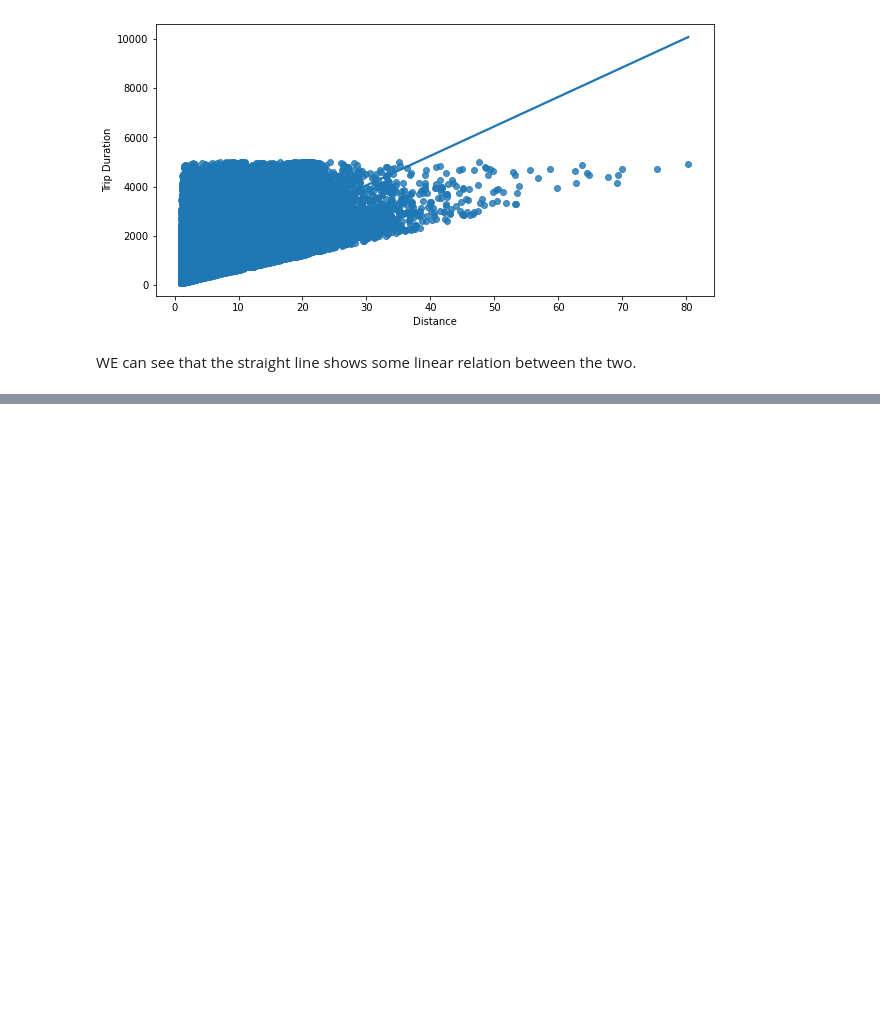
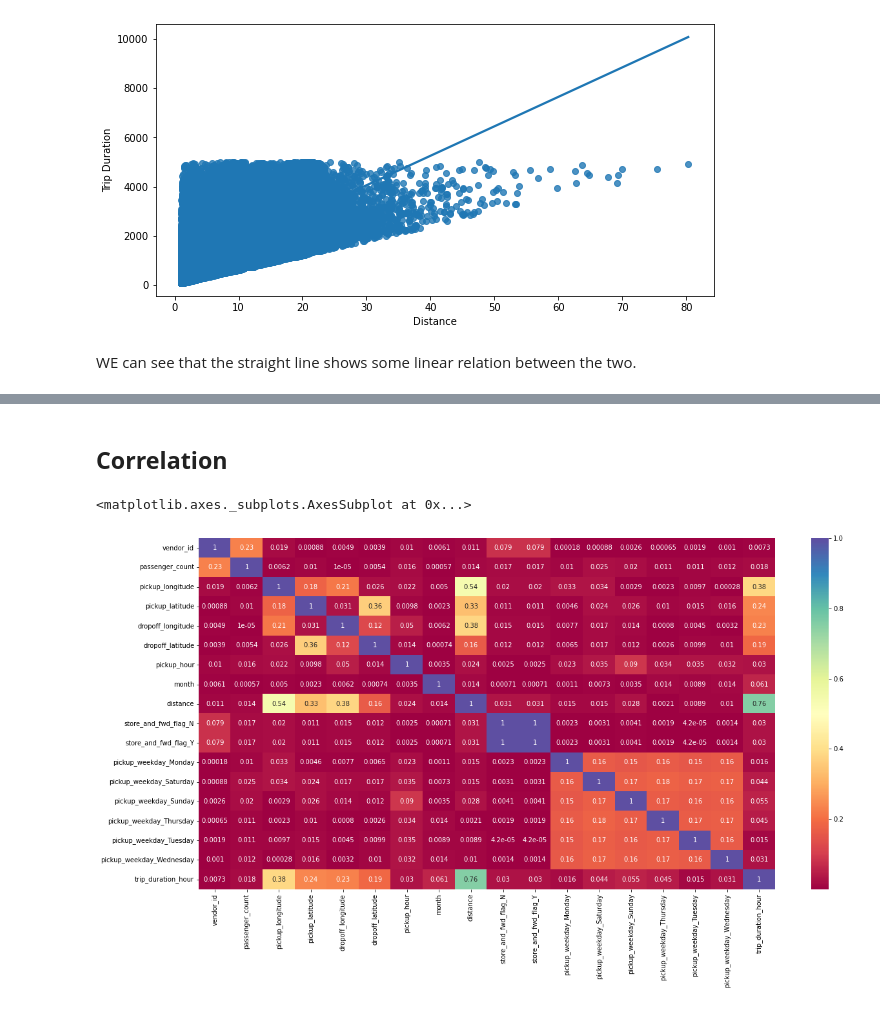
Before and after one commit to AbhijeetS1112/NYC-Taxi-Trip-Time-Prediction----ALMA, a Jupyter notebook: NYC_Taxi_Trip_Time_Prediction.ipynb, the cells around one changed output, grey strips where cells are left out. Saved outputs shown, nothing was run; the diff lists cells and outputs as text; code cells hidden in the pictures; blank space fills up the shorter version.

```diff
--- a/NYC_Taxi_Trip_Time_Prediction.ipynb
+++ b/NYC_Taxi_Trip_Time_Prediction.ipynb
@@ -807,0 +837,10 @@ WE can see that the straight line shows some linear relation between the two.
+# %%
+# one Hot encoding
+dummy=pd.get_dummies(df.store_and_fwd_flag, prefix="store_and_fwd_flag")
+df=pd.concat([df,dummy],axis=1)
+
+dummy=pd.get_dummies(df.pickup_weekday,prefix="pickup_weekday",drop_first=True)
+df=pd.concat([df,dummy],axis=1)
+# %%
+# Convert trip duration in hour
+df["trip_duration_hour"] = df["trip_duration"]/3600
@@ -807,0 +855,3 @@ WE can see that the straight line shows some linear relation between the two.
+# %%
+# Dropping the variables which are not important for Analysis
+df=df.drop(["id","pickup_datetime","dropoff_datetime","store_and_fwd_flag","pickup_weekday","dropoff_weekday","pickup_weekday_num","pickup_timeofday","speed","trip_duration"],axis=1)
@@ -807,0 +912,9 @@ WE can see that the straight line shows some linear relation between the two.
+# %% [markdown]
+## **Correlation**
+# %%
+plt.figure(figsize=(20,10))
+x_corr=df.corr()
+sns.heatmap(abs(x_corr),cmap="Spectral",annot=True)
+# %% [output]
+<matplotlib.axes._subplots.AxesSubplot at 0x...>
+[figure, added]
```
Also changed, not shown: parts of 51 cells of this notebook.
